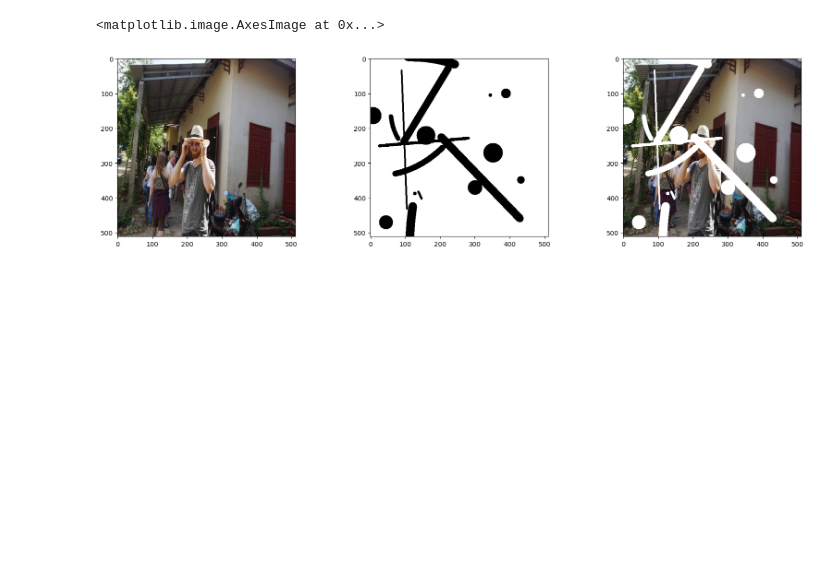
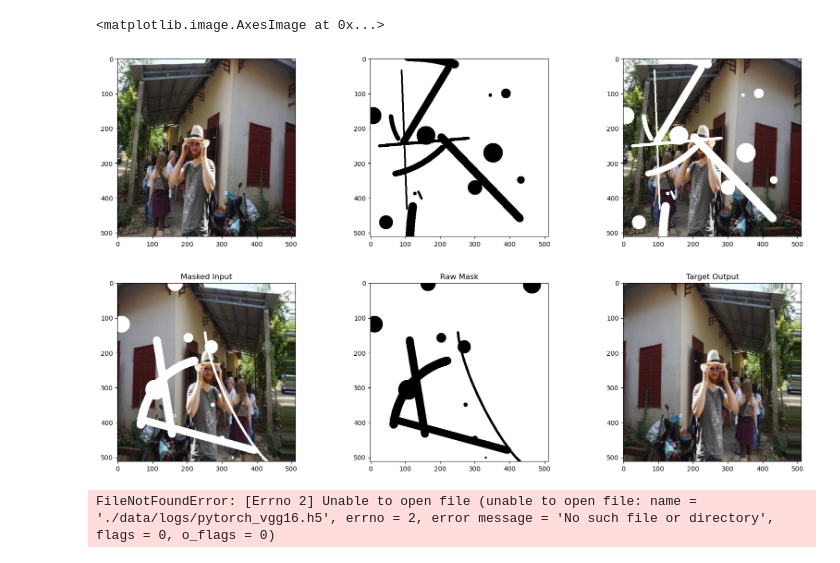
Before and after one commit to fatihkaratay/PConv2DKeras, a Jupyter notebook: notebooks/3-UNetArchitecture.ipynb, the cells around one changed output. Saved outputs shown, nothing was run; the diff lists cells and outputs as text; code cells hidden in the pictures; blank space fills up the shorter version.

```diff
--- a/notebooks/3-UNetArchitecture.ipynb
+++ b/notebooks/3-UNetArchitecture.ipynb
@@ -49,7 +56,7 @@ axes[2].imshow(masked_img)
 [figure]
 # %%
 # displaying the results
-def plot_sample_data(masked, mask, pri, middle_title='Raw Mask'):
+def plot_sample_data(masked, mask, ori, middle_title='Raw Mask'):
     _, axes = plt.subplots(1, 3, figsize=(20, 5))
     axes[0].imshow(masked[:,:,:])
     axes[0].set_title('Masked Input')
@@ -78,3 +85,9 @@ datagen = DataGenerator(
 )
 
 batch = np.stack([img for _ in range(BATCH_SIZE)], axis=0)
+generator = datagen.flow(x=batch, batch_size=BATCH_SIZE)
+# %%
+[m1, m2], o1 = next(generator)
+plot_sample_data(m1[0], m2[0]*255, o1[0])
+# %% [output]
+[figure, added]
@@ -80,0 +96,4 @@ batch = np.stack([img for _ in range(BATCH_SIZE)], axis=0)
+# %%
+model = PConvUnet(vgg_weights='./data/logs/pytorch_vgg16.h5')
+# %% [output]
+FileNotFoundError: [Errno 2] Unable to open file (unable to open file: name = './data/logs/pytorch_vgg16.h5', errno = 2, error message = 'No such file or directory', flags = 0, o_flags = 0)
```
Also changed, not shown: parts of 2 cells of this notebook, 1 other file.
